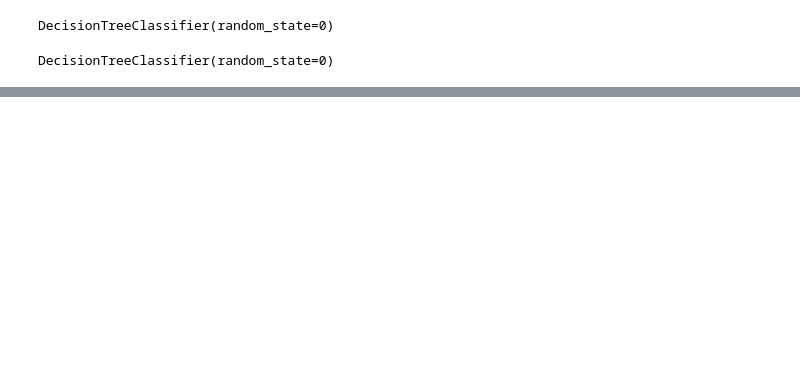
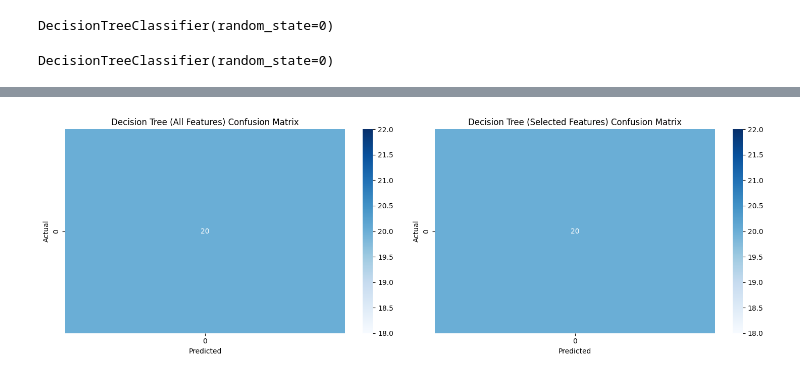
Before and after one commit to sarth-04/DDOS, a Jupyter notebook: Desicion_Trees.ipynb, the cells around one changed output, grey strips where cells are left out. Saved outputs shown, nothing was run; the diff lists cells and outputs as text; code cells hidden in the pictures; blank space fills up the shorter version.

```diff
--- a/Desicion_Trees.ipynb
+++ b/Desicion_Trees.ipynb
@@ -393,0 +487,47 @@ print("F-measure: %0.5f (+/- %0.5f)" % (f.mean(), f.std() * 2))
+# %%
+import seaborn as sns
+import matplotlib.pyplot as plt
+from sklearn.metrics import confusion_matrix
+
+# Assuming you want to plot confusion matrices for clf_DDoS and clf_rfeDDoS
+models = {
+    'Decision Tree (All Features)': clf_DDoS,
+    'Decision Tree (Selected Features)': clf_rfeDDoS,
+}
+
+# Create a copy of the test data to avoid modifying the original DataFrame
+X_df_test_encoded = X_df_test.copy()
+
+# Iterate through columns and encode any object (string) columns
+for col in X_df_test_encoded.select_dtypes(include=['object']).columns:
+    # Create a LabelEncoder for each column
+    le = LabelEncoder()
+    # Fit the LabelEncoder on the training data to ensure consistent encoding
+    le.fit(X_df_train[col])
+    # Transform the column in the test data, handling unknown labels
+    X_df_test_encoded[col] = X_df_test_encoded[col].map(lambda s: le.transform([s])[0] if s in le.classes_ else -1) #handle unknown labels
+
+# Assuming you want to plot confusion matrices for clf_DDoS and clf_rfeDDoS
+conf_matrices = {}
+for model_name, model in models.items():
+    if model_name == 'Decision Tree (Selected Features)':
+        # Select only the features used by clf_rfeDDoS for prediction
+        selected_feature_indices = [X_df_train.columns.get_loc(col) for col in rfecolname_DDoS]
+        X_df_test_encoded_selected = X_df_test_encoded.iloc[:, selected_feature_indices]
+        Y_pred = model.predict(X_df_test_encoded_selected)
+    else:
+        Y_pred = model.predict(X_df_test_encoded)
+    conf_matrices[model_name] = confusion_matrix(Y_df_test, Y_pred)
+
+
+fig, axes = plt.subplots(1, len(conf_matrices), figsize=(15, 5))
+for i, (model, matrix) in enumerate(conf_matrices.items()):
+    sns.heatmap(matrix, annot=True, fmt="d", cmap="Blues", ax=axes[i])
+    axes[i].set_title(f'{model} Confusion Matrix')
+    axes[i].set_xlabel('Predicted')
+    axes[i].set_ylabel('Actual')
+
+plt.tight_layout()
+plt.show()
+# %% [output]
+[figure, added]
```
Also changed, not shown: parts of 21 cells of this notebook.
